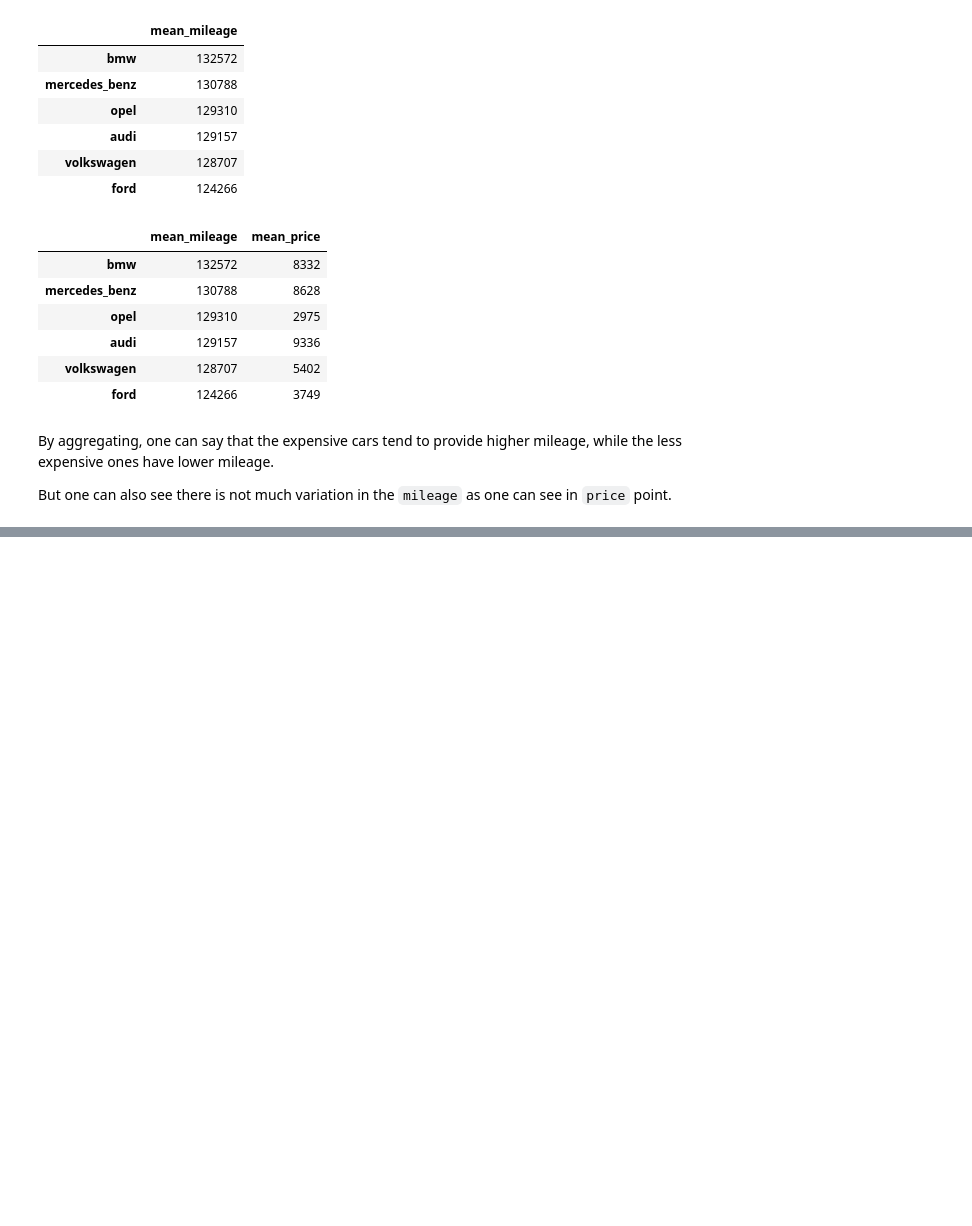
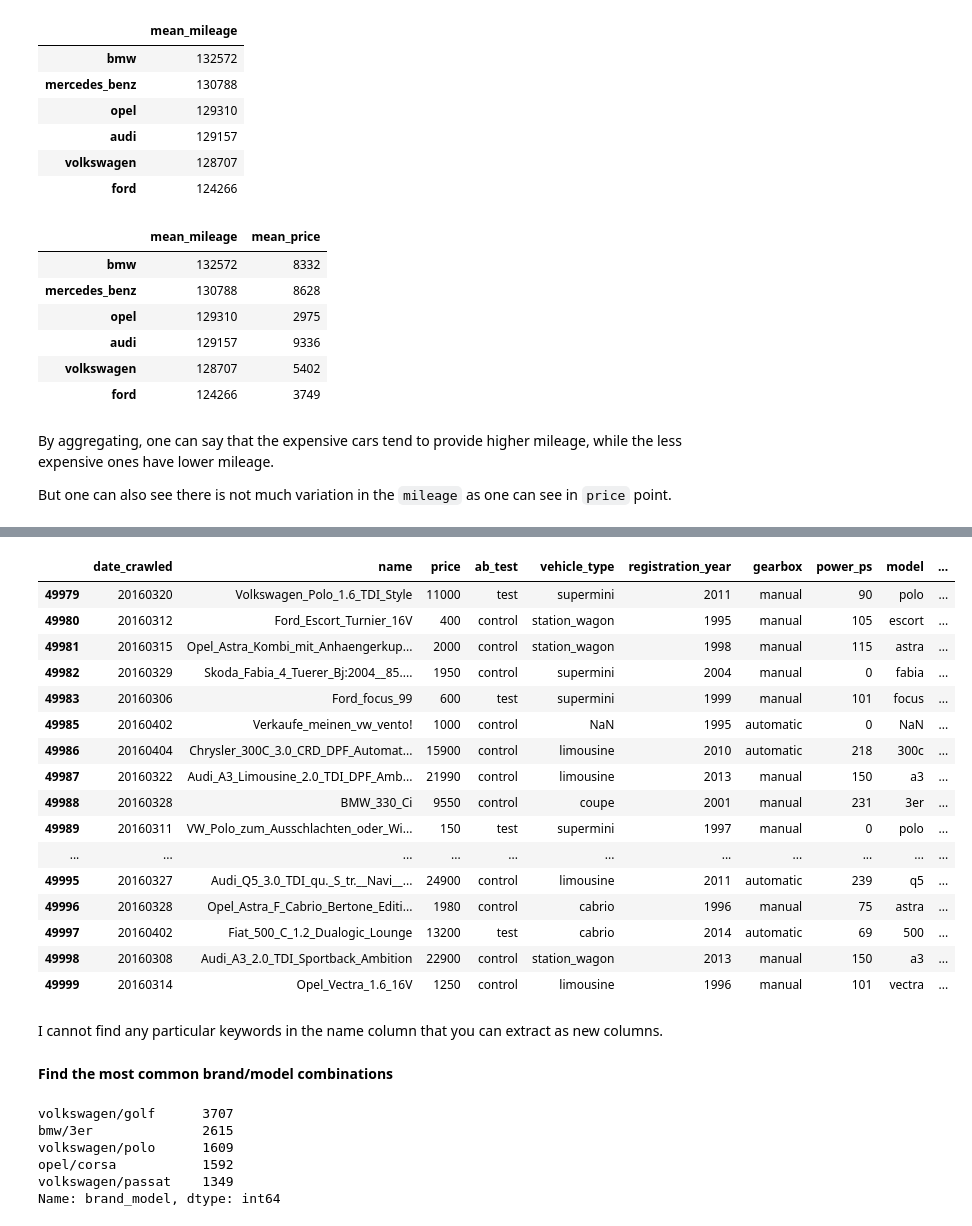
Before and after one commit to PablaOO7/DQ_Guided-Project, a Jupyter notebook: Guided_Project_3_Exploring_Ebay_Car_Sales_Data.ipynb, the cells around one changed output, grey strips where cells are left out. Drawn from its saved outputs; the diff is of its cells as text; code cells hidden in the pictures; blank space fills up the shorter version.

```diff
--- a/Guided_Project_3_Exploring_Ebay_Car_Sales_Data.ipynb
+++ b/Guided_Project_3_Exploring_Ebay_Car_Sales_Data.ipynb
@@ -597,0 +737,34 @@ But one can also see there is not much variation in the `mileage` as one can see
+# %%
+autos.tail(20)
+# %% [output]
+|  | date_crawled | name | price | ab_test | vehicle_type | registration_year | gearbox | power_ps | model | ... |
+| 49979 | 20160320 | Volkswagen_Polo_1.6_TDI_Style | 11000 | test | supermini | 2011 | manual | 90 | polo | ... |
+| 49980 | 20160312 | Ford_Escort_Turnier_16V | 400 | control | station_wagon | 1995 | manual | 105 | escort | ... |
+| 49981 | 20160315 | Opel_Astra_Kombi_mit_Anhaengerkup... | 2000 | control | station_wagon | 1998 | manual | 115 | astra | ... |
+| 49982 | 20160329 | Skoda_Fabia_4_Tuerer_Bj:2004__85.... | 1950 | control | supermini | 2004 | manual | 0 | fabia | ... |
+| 49983 | 20160306 | Ford_focus_99 | 600 | test | supermini | 1999 | manual | 101 | focus | ... |
+| 49985 | 20160402 | Verkaufe_meinen_vw_vento! | 1000 | control | NaN | 1995 | automatic | 0 | NaN | ... |
+| 49986 | 20160404 | Chrysler_300C_3.0_CRD_DPF_Automat... | 15900 | control | limousine | 2010 | automatic | 218 | 300c | ... |
+| 49987 | 20160322 | Audi_A3_Limousine_2.0_TDI_DPF_Amb... | 21990 | control | limousine | 2013 | manual | 150 | a3 | ... |
+| 49988 | 20160328 | BMW_330_Ci | 9550 | control | coupe | 2001 | manual | 231 | 3er | ... |
+| 49989 | 20160311 | VW_Polo_zum_Ausschlachten_oder_Wi... | 150 | test | supermini | 1997 | manual | 0 | polo | ... |
+| ... | ... | ... | ... | ... | ... | ... | ... | ... | ... | ... |
+| 49995 | 20160327 | Audi_Q5_3.0_TDI_qu._S_tr.__Navi__... | 24900 | control | limousine | 2011 | automatic | 239 | q5 | ... |
+| 49996 | 20160328 | Opel_Astra_F_Cabrio_Bertone_Editi... | 1980 | control | cabrio | 1996 | manual | 75 | astra | ... |
+| 49997 | 20160402 | Fiat_500_C_1.2_Dualogic_Lounge | 13200 | test | cabrio | 2014 | automatic | 69 | 500 | ... |
+| 49998 | 20160308 | Audi_A3_2.0_TDI_Sportback_Ambition | 22900 | control | station_wagon | 2013 | manual | 150 | a3 | ... |
+| 49999 | 20160314 | Opel_Vectra_1.6_16V | 1250 | control | limousine | 1996 | manual | 101 | vectra | ... |
+# %% [markdown]
+I cannot find any particular keywords in the name column that you can extract as new columns.
+# %% [markdown]
+**Find the most common brand/model combinations**
+# %%
+autos['brand_model'] = autos['brand'] + '/' + autos['model']
+autos['brand_model'].value_counts()[:5]
+# %% [output]
+volkswagen/golf      3707
+bmw/3er              2615
+volkswagen/polo      1609
+opel/corsa           1592
+volkswagen/passat    1349
+Name: brand_model, dtype: int64
```
Also changed, not shown: parts of 24 cells of this notebook.
